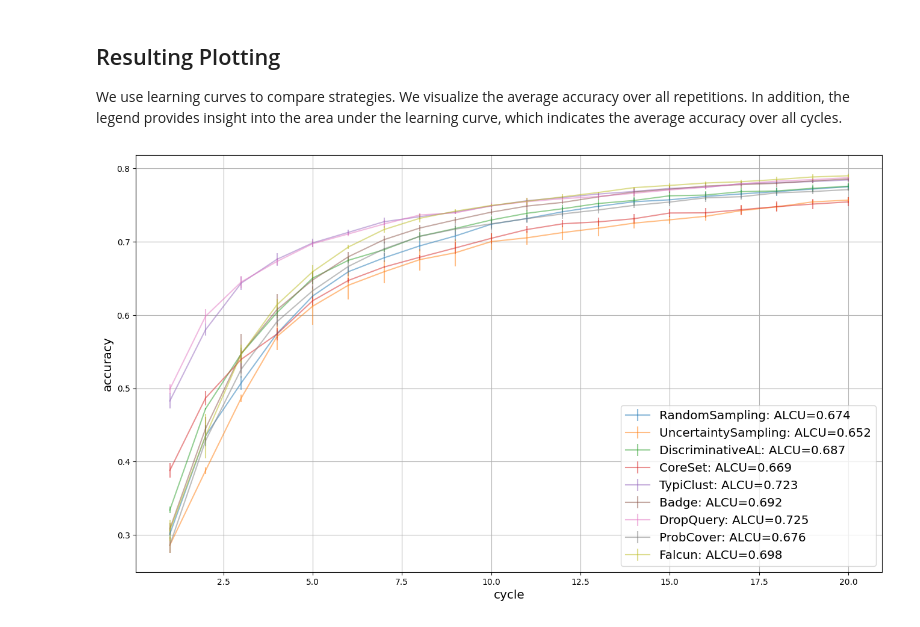
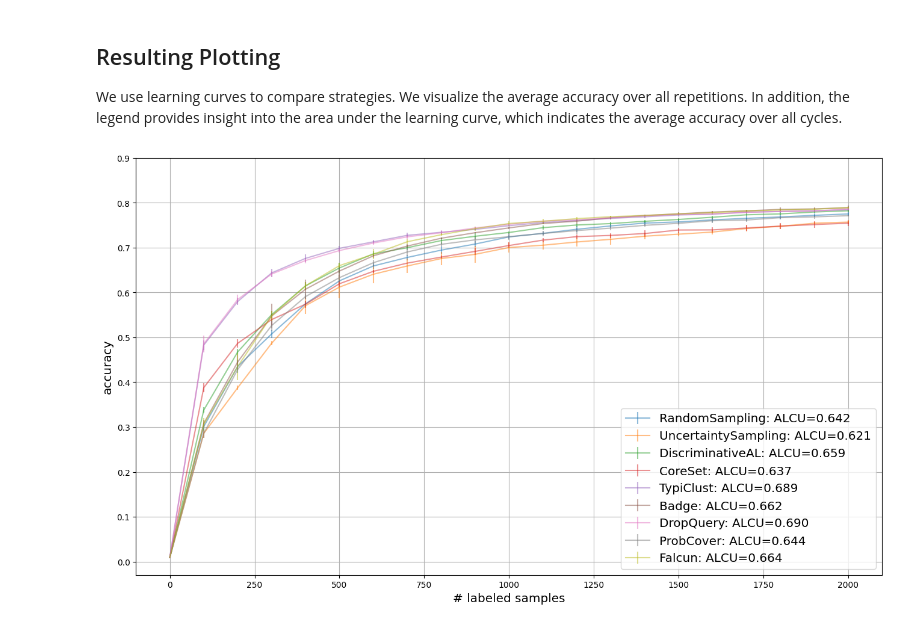
Before and after one commit to George-McNamara-Gov/scikit-activeml-sparse, a Jupyter notebook: tutorials/05_pool_al_with_self_supervised_learning.ipynb, the cells around one changed output. Cells and saved outputs as stored; diff of their text form; code cells hidden in the pictures.

```diff
--- a/tutorials/05_pool_al_with_self_supervised_learning.ipynb
+++ b/tutorials/05_pool_al_with_self_supervised_learning.ipynb
@@ -182,7 +185,8 @@ query_strategy_factory_functions = {
         random_state=gen_seed(random_state), missing_label=missing_label
     ),
     "DropQuery": lambda random_state: DropQuery(
-        random_state=gen_seed(random_state), missing_label=missing_label,
+        random_state=gen_seed(random_state),
+        missing_label=missing_label,
     ),
     "ProbCover": lambda random_state: ProbCover(
         random_state=gen_seed(random_state), missing_label=missing_label
@@ -207,7 +211,7 @@ The actual experiment loops over all query strategies. The accuracy for the test
 # %%
 results = {}
 for qs_name in query_strategy_names:
-    accuracies = np.full((n_reps, n_cycles), np.nan)
+    accuracies = np.full((n_reps, n_cycles + 1), np.nan)
     for i_rep in range(n_reps):
         y_train = np.full(shape=len(X_pool), fill_value=missing_label)
 
@@ -223,9 +227,10 @@ for qs_name in query_strategy_names:
             max_candidates=0.1,
         )
         clf.fit(X_pool, y_train)
+        accuracies[i_rep, 0] = clf.score(X_test, y_test)
 
         for c in tqdm(
-            range(n_cycles), desc=f"Repeat {i_rep + 1} with {qs_name}"
+            range(1, n_cycles + 1), desc=f"Repeat {i_rep + 1} with {qs_name}"
         ):
             query_idx = call_func(
                 qs.query,
@@ -238,8 +243,7 @@ for qs_name in query_strategy_names:
             )
             y_train[query_idx] = y_pool[query_idx]
             clf.fit(X_pool, y_train)
-            score = clf.score(X_test, y_test)
-            accuracies[i_rep, c] = score
+            accuracies[i_rep, c] = clf.score(X_test, y_test)
 
     results[qs_name] = accuracies
 # %% [markdown]
@@ -249,22 +253,23 @@ We use learning curves to compare strategies. We visualize the average accuracy
 # %%
 plt.figure(figsize=(16, 9))
 for qs_name in query_strategy_names:
     key = qs_name
     result = results[key]
-    reshaped_result = result.reshape((-1, n_cycles))
+    reshaped_result = result.reshape((-1, n_cycles + 1))
     errorbar_mean = np.mean(reshaped_result, axis=0)
     errorbar_std = np.std(reshaped_result, axis=0)
     plt.errorbar(
-        np.arange(1, n_cycles + 1),
+        np.arange(n_cycles + 1) * query_batch_size,
         errorbar_mean,
         errorbar_std,
         label=f"{qs_name}: ALCU={np.mean(errorbar_mean):.3f}",
         alpha=0.5,
     )
+    plt.yticks(np.arange(0, 1.0, 0.1))
 plt.grid()
 plt.legend(loc="lower right", fontsize="x-large")
-plt.xlabel("cycle", fontsize="x-large")
+plt.xlabel("# labeled samples", fontsize="x-large")
 plt.ylabel("accuracy", fontsize="x-large")
 plt.show()
 # %% [output]
-[figure, old version]
+[figure, new version]
```
Also changed, not shown: parts of 1 cell of this notebook.
